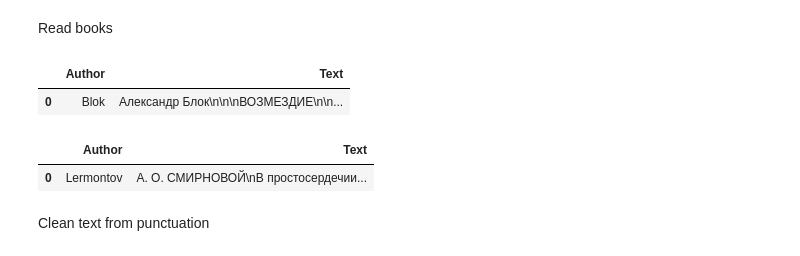
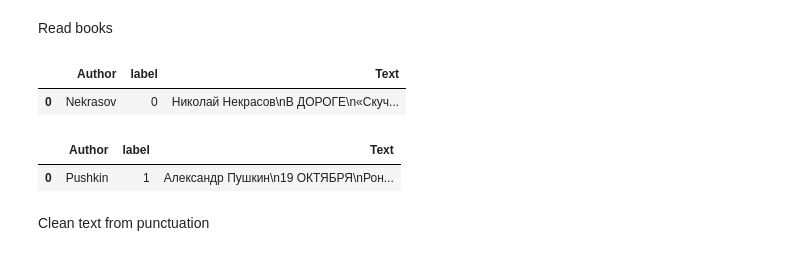
Before and after one commit to kmaltcev/NLP-BiLSTM-model, a Jupyter notebook: CNN_BiLSTM.ipynb, the cells around one changed output. Saved outputs shown, nothing was run; the diff lists cells and outputs as text; code cells hidden in the pictures.

```diff
--- a/CNN_BiLSTM.ipynb
+++ b/CNN_BiLSTM.ipynb
@@ -30,33 +35,33 @@ True
 Read books
 # %%
 #dummy stub
-first_author_name = "Blok"
-second_author_name = "Lermontov"
+first_author_name = "Nekrasov"
+second_author_name = "Pushkin"
 
 #appending all books of an author into books_first, books_second
 def read_books(author_name):
     books_text = ""
     for book_name in os.listdir(f"./books_ru/poems/{author_name}"):
-        book_file = open(f"./books_ru/poems/{author_name}/{book_name}","r", encoding='utf8')
+        book_file = open(f"./books_ru/poems/{author_name}/{book_name}", "r", encoding='utf8', errors='replace')
         books_text += " " + book_file.read()
         book_file.close()
     return books_text
 
 books_first = read_books(first_author_name)
 books_second = read_books(second_author_name)
 
-author_1 = pd.DataFrame({"Author": [first_author_name], "Text": [books_first]})
-author_2 = pd.DataFrame({"Author": [second_author_name], "Text": [books_second]})
+author_1 = pd.DataFrame({"Author": [first_author_name], "label": 0, "Text": [books_first]})
+author_2 = pd.DataFrame({"Author": [second_author_name], "label": 1, "Text": [books_second]})
 
 author_1.head()
 # %% [output]
-|  | Author | Text |
-| 0 | Blok | Александр Блок\n\n\nВОЗМЕЗДИЕ\n\n... |
+|  | Author | label | Text |
+| 0 | Nekrasov | 0 | Николай Некрасов\nВ ДОРОГЕ\n«Скуч... |
 # %%
 author_2.head()
 # %% [output]
-|  | Author | Text |
-| 0 | Lermontov | А. О. СМИРНОВОЙ\nВ простосердечии... |
+|  | Author | label | Text |
+| 0 | Pushkin | 1 | Александр Пушкин\n19 ОКТЯБРЯ\nРон... |
 # %% [markdown]
 Clean text from punctuation
 # %%
```
Also changed, not shown: parts of 64 cells of this notebook, 3 other files.
